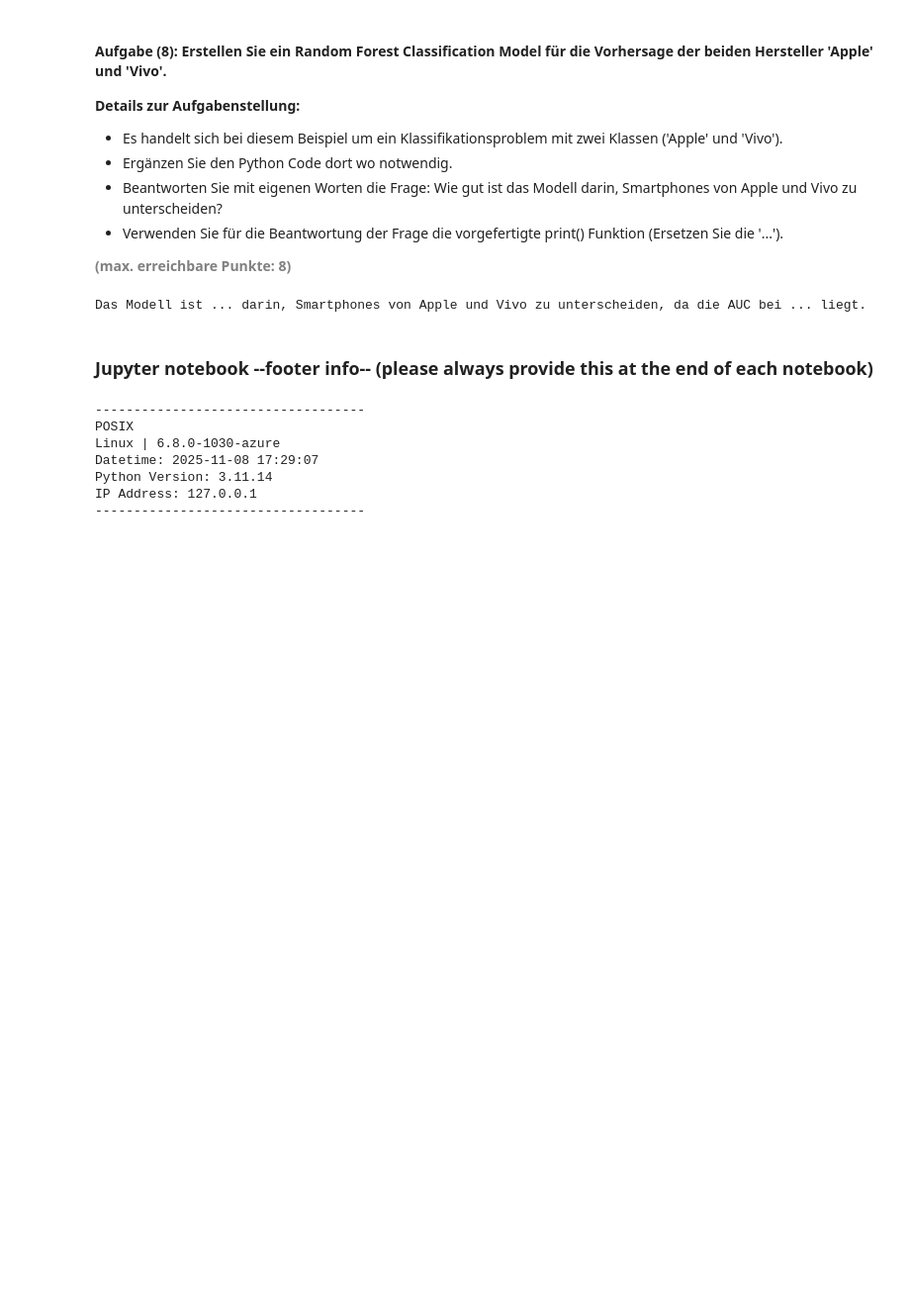
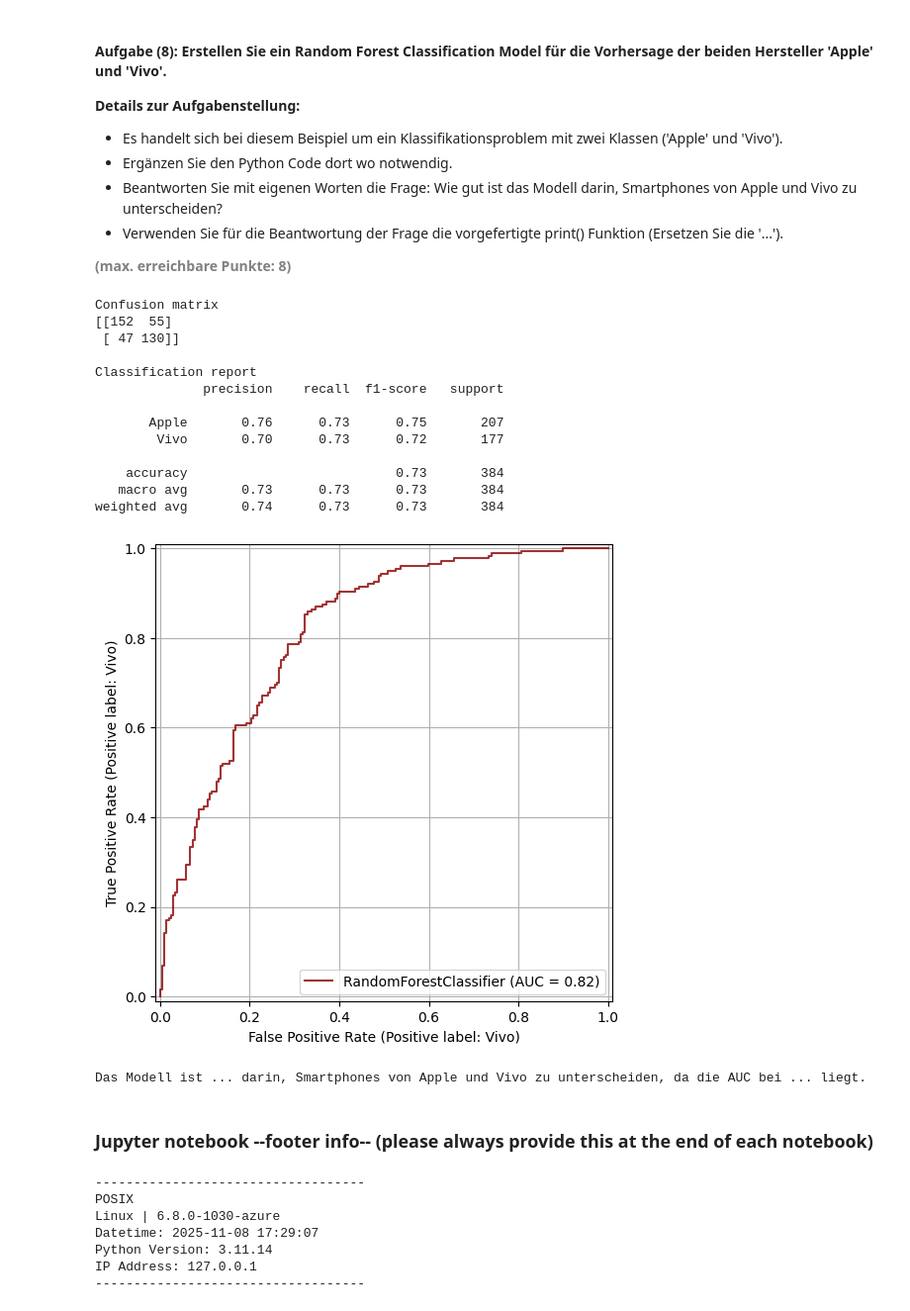
Before and after one commit to janneszuend/python_machine_learning_basics, a Jupyter notebook: ProbeSEP_AP03/AP03_Machine_Learning.ipynb, the cells around one changed output. Shown at 99% size. Cells and saved outputs as stored; diff of their text form; code cells hidden in the pictures; blank space fills up the shorter version.

```diff
--- a/ProbeSEP_AP03/AP03_Machine_Learning.ipynb
+++ b/ProbeSEP_AP03/AP03_Machine_Learning.ipynb
@@ -553,39 +571,66 @@ X_train = pd.read_csv('./Data/X_train_class.csv')
 X_test = pd.read_csv('./Data/X_test_class.csv')
 y_train = pd.read_csv('./Data/y_train_class.csv')
 y_test = pd.read_csv('./Data/y_test_class.csv')
 
 # Subset der Trainings- und Testdaten erstellen (nur zwei Hersteller)
 X_train_subset = X_train[y_train['make'].isin(['Apple', 'Vivo'])]
 y_train_subset = y_train[y_train['make'].isin(['Apple', 'Vivo'])]
 X_test_subset = X_test[y_test['make'].isin(['Apple', 'Vivo'])]
 y_test_subset = y_test[y_test['make'].isin(['Apple', 'Vivo'])]
 
 # Umformen der y_train and y_test zu 1-dimensional arrays
 y_train = y_train.values.ravel()
 y_test = y_test.values.ravel()
 
 # Erstellen/Initialisieren des 'random forest classifier' Objekts
+rfc = RandomForestClassifier(n_estimators=500, random_state=42, max_depth=5)
 
 
 # Trainieren des Random Forest Classification Modells
+rfc = rfc.fit(X_train_subset, y_train_subset)
 
 
 # Vorhersage der Zielvariable für die Testdaten
-
+y_pred_rf = rfc.predict(X_test_subset)
 
 # Confusion matrix
-
+print('Confusion matrix')
+print(confusion_matrix(y_test_subset, y_pred_rf), '\n')
 
 # Classification report
-
+print('Classification report')
+print(classification_report(y_test_subset, y_pred_rf))
 
 # Erstellen der Graphik mit ROC curve und AUC
-
+plt.figure(figsize=(6,6))
+ax = plt.gca()
+rfc_disp = RocCurveDisplay.from_estimator(rfc,
+                                          X_test_subset,
+                                          y_test_subset,
+                                          ax=ax,
+                                          alpha=0.8,
+                                          c="darkred")
+plt.grid()
+plt.show()
 
 # Beantworten Sie die Frage: Wie gut ist das Modell darin, Smartphones von Apple und Vivo zu unterscheiden?
-print(f'\nDas Modell ist ... darin, Smartphones von Apple und Vivo zu unterscheiden, da die AUC bei ... liegt.')
+print(f'\nDas Modell ist ... darin, Smartphones von Apple und Vivo zu unterscheiden, da die AUC bei 0.73 liegt.')
 # %% [output]
-Das Modell ist ... darin, Smartphones von Apple und Vivo zu unterscheiden, da die AUC bei ... liegt.
+Confusion matrix
+[[152  55]
+ [ 47 130]]
+
+Classification report
+              precision    recall  f1-score   support
+
+       Apple       0.76      0.73      0.75       207
+        Vivo       0.70      0.73      0.72       177
+
+    accuracy                           0.73       384
+   macro avg       0.73      0.73      0.73       384
+weighted avg       0.74      0.73      0.73       384
+[figure, added]
+Das Modell ist ... darin, Smartphones von Apple und Vivo zu unterscheiden, da die AUC bei ... liegt.
 # %% [markdown]
 ### Jupyter notebook --footer info-- (please always provide this at the end of each notebook)
 # %%
```
Also changed, not shown: parts of 1 cell of this notebook, 1 other file.
